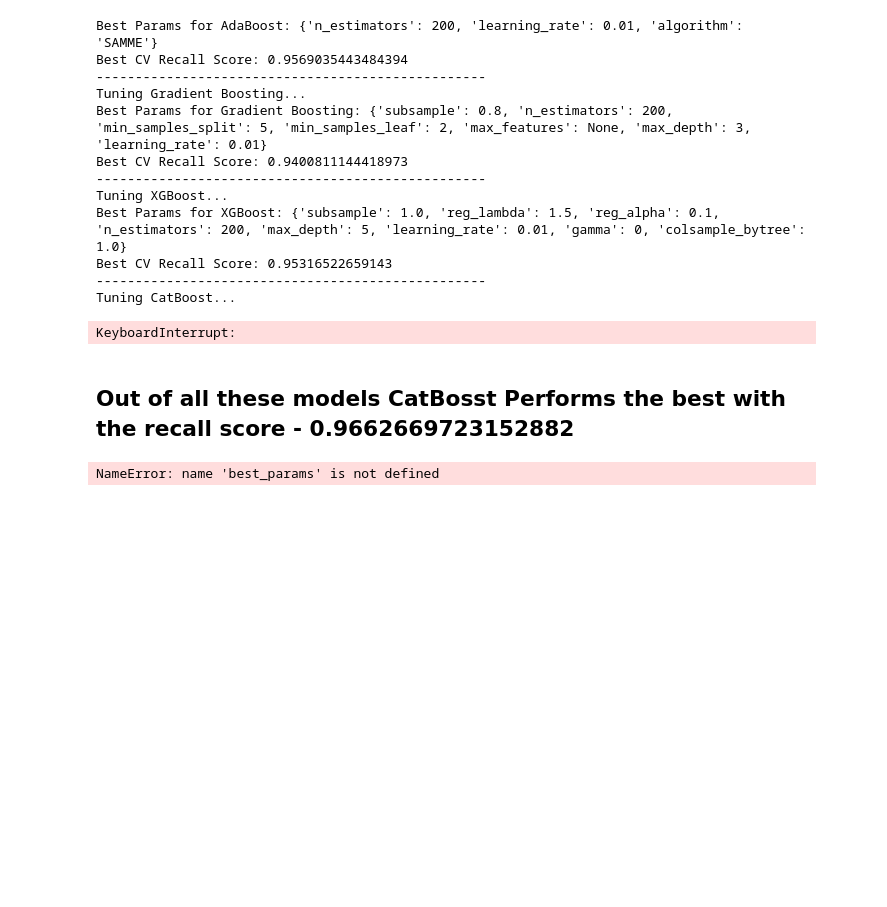
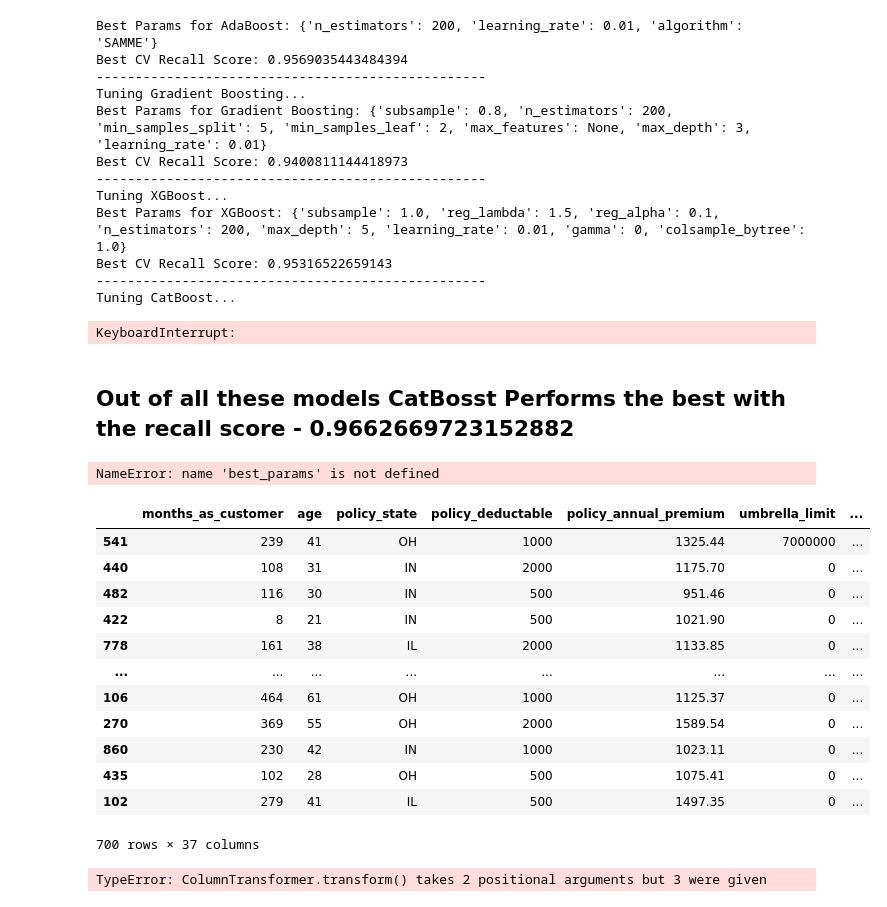
Before and after one commit to SarveshChhabra77/InsuranceClaimPredictionProject, a Jupyter notebook: notebook/3_modeling.ipynb, the cells around one changed output. Drawn from its saved outputs; the diff is of its cells as text; code cells hidden in the pictures; blank space fills up the shorter version.

```diff
--- a/notebook/3_modeling.ipynb
+++ b/notebook/3_modeling.ipynb
@@ -345,0 +386,24 @@ with open(r'D:\Insurance Claim Prediction Project\final_model\preprocessor.pkl',
+# %%
+X_train
+# %% [output]
+|  | months_as_customer | age | policy_state | policy_deductable | policy_annual_premium | umbrella_limit | ... |
+| 541 | 239 | 41 | OH | 1000 | 1325.44 | 7000000 | ... |
+| 440 | 108 | 31 | IN | 2000 | 1175.70 | 0 | ... |
+| 482 | 116 | 30 | IN | 500 | 951.46 | 0 | ... |
+| 422 | 8 | 21 | IN | 500 | 1021.90 | 0 | ... |
+| 778 | 161 | 38 | IL | 2000 | 1133.85 | 0 | ... |
+| ... | ... | ... | ... | ... | ... | ... | ... |
+| 106 | 464 | 61 | OH | 1000 | 1125.37 | 0 | ... |
+| 270 | 369 | 55 | OH | 2000 | 1589.54 | 0 | ... |
+| 860 | 230 | 42 | IN | 1000 | 1023.11 | 0 | ... |
+| 435 | 102 | 28 | OH | 500 | 1075.41 | 0 | ... |
+| 102 | 279 | 41 | IL | 500 | 1497.35 | 0 | ... |
+700 rows × 37 columns
+# %%
+from sklearn.model_selection import train_test_split
+X_train,X_test,y_train,y_test = train_test_split(X,y ,test_size=.3,random_state=42)
+
+X_train = preprocessor.transform(X_train)
+X_test = preprocessor.transform(X_test)
+# %% [output]
+TypeError: ColumnTransformer.transform() takes 2 positional arguments but 3 were given
```
Also changed, not shown: parts of 4 cells of this notebook, 3 other files.
